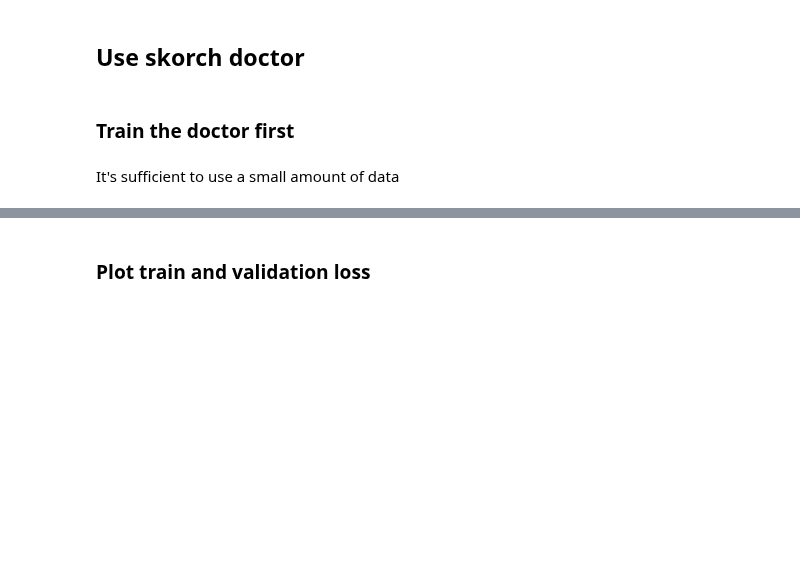
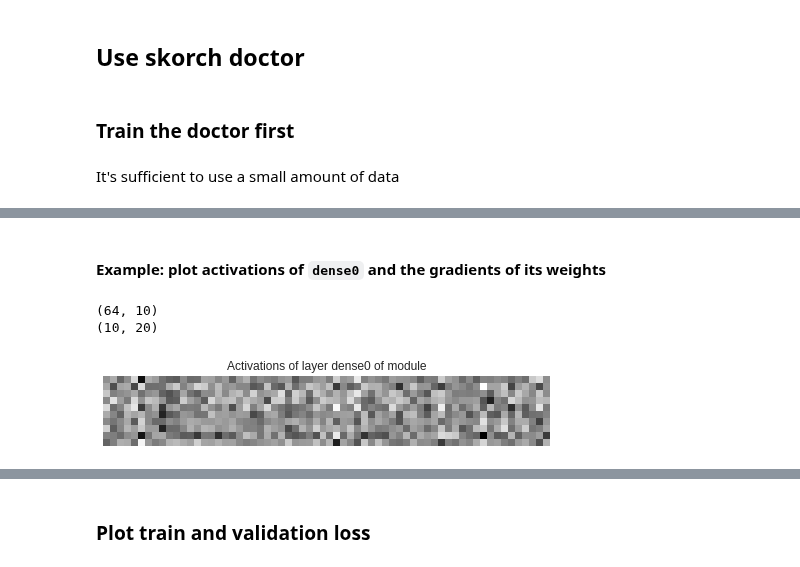
Before and after one commit to skorch-dev/skorch, a Jupyter notebook: notebooks/skorch_doctor.ipynb, the cells around one changed output, grey strips where cells are left out. Saved outputs shown, nothing was run; the diff lists cells and outputs as text; code cells hidden in the pictures; blank space fills up the shorter version.

Commit message:
[WIP] Some updates, move code from ipynb to module

```diff
--- a/notebooks/skorch_doctor.ipynb
+++ b/notebooks/skorch_doctor.ipynb
@@ -387,0 +139,24 @@ For each epoch and each batch, store the activations, gradients, and parameter u
+# %% [markdown]
+#### Example: plot activations of `dense0` and the gradients of its weights
+# %%
+module = 'module'
+layer_name = 'dense0'
+param_name = 'dense0.weight'
+epoch = -1  # last epoch
+batch = 0  # first batch
+activations = doctor.activation_logs_[module][epoch][batch][layer_name]
+gradients = doctor.gradient_logs_[module][epoch][batch][param_name]
+# %%
+print(activations.shape)  # shape is (batch size, number of output units)
+print(gradients.shape)  # shape is the shape of the weights
+# %% [output]
+(64, 10)
+(10, 20)
+# %%
+plt.imshow(activations.T)
+plt.title(f"Activations of layer {layer_name} of {module}")
+plt.xticks([])
+plt.yticks([])
+plt.grid(None)
+# %% [output]
+[figure, added]
```
Also changed, not shown: parts of 47 cells of this notebook, 2 other files.
